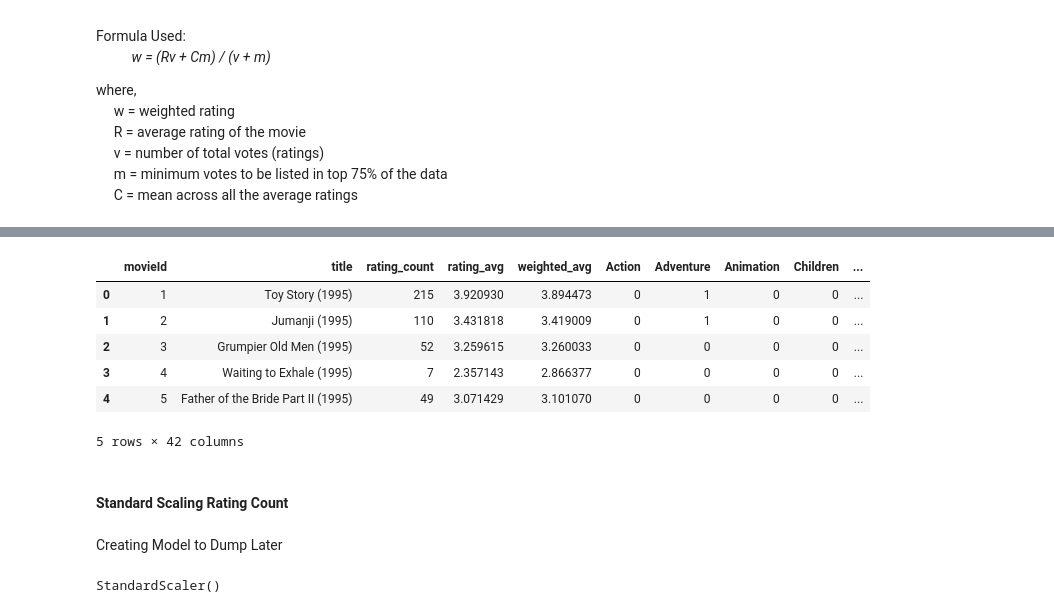
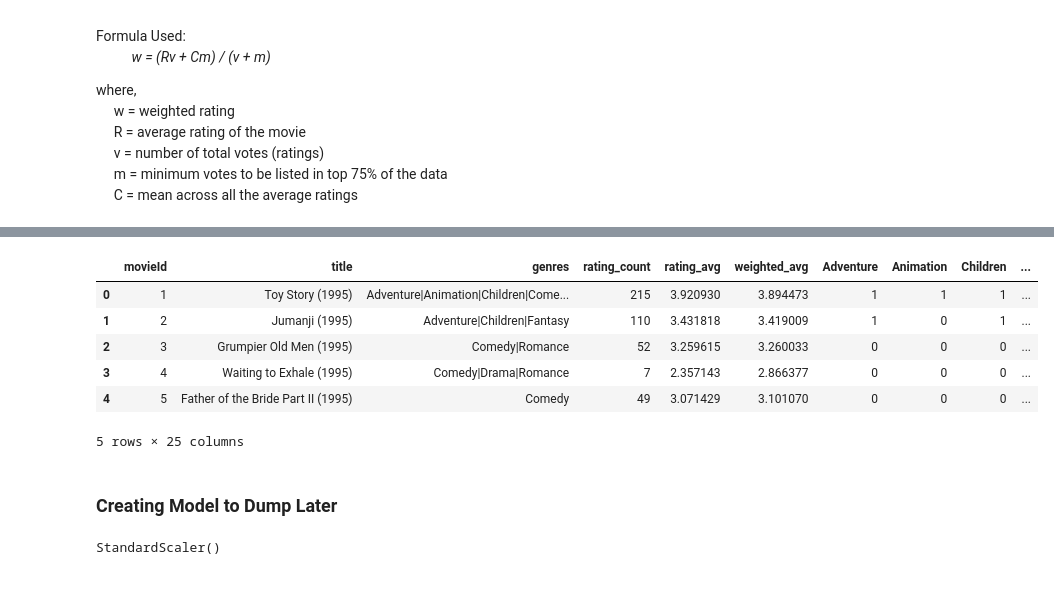
Before and after one commit to notaryanramani/recommendation-system, a Jupyter notebook: Movies_Recommender.ipynb, the cells around one changed output, grey strips where cells are left out. Saved outputs shown, nothing was run; the diff lists cells and outputs as text; code cells hidden in the pictures; blank space fills up the shorter version.

```diff
--- a/Movies_Recommender.ipynb
+++ b/Movies_Recommender.ipynb
@@ -263,4 +143,0 @@ subgenre_dummies.head()
-# %%
-movies = pd.concat([movies, genre_dummies], axis=1)
-movies = pd.concat([movies, subgenre_dummies], axis=1)
-movies.head()
@@ -287,0 +156,8 @@ Index(['movieId', 'title', 'rating_count', 'rating_avg', 'genre', 'subgenre',
+# %%
+unique_genres = []
+for movie in genres:
+    list_genre = movie.split('|')
+    for item in list_genre:
+        if item not in unique_genres:
+            unique_genres.append(item)
+unique_genres
@@ -287,0 +185,3 @@ Index(['movieId', 'title', 'rating_count', 'rating_avg', 'genre', 'subgenre',
+# %%
+for genre in unique_genres:
+    movies[genre] = 0
@@ -287,0 +198,6 @@ Index(['movieId', 'title', 'rating_count', 'rating_avg', 'genre', 'subgenre',
+# %%
+for index, list_genre in enumerate(genres):
+    list_genre_split = list_genre.split('|')
+    for item in list_genre_split:
+        movies.at[index, item] = 1
+movies.head()
@@ -288,18 +212,16 @@ Index(['movieId', 'title', 'rating_count', 'rating_avg', 'genre', 'subgenre',
 # %%
-movies.drop(['genre', 'subgenre'], inplace=True, axis=1)
+movies.drop(['(no genres listed)'], inplace=True, axis=1)
 movies.head()
 # %% [output]
-|  | movieId | title | rating_count | rating_avg | weighted_avg | Action | Adventure | Animation | Children | ... |
-| 0 | 1 | Toy Story (1995) | 215 | 3.920930 | 3.894473 | 0 | 1 | 0 | 0 | ... |
-| 1 | 2 | Jumanji (1995) | 110 | 3.431818 | 3.419009 | 0 | 1 | 0 | 0 | ... |
-| 2 | 3 | Grumpier Old Men (1995) | 52 | 3.259615 | 3.260033 | 0 | 0 | 0 | 0 | ... |
-| 3 | 4 | Waiting to Exhale (1995) | 7 | 2.357143 | 2.866377 | 0 | 0 | 0 | 0 | ... |
-| 4 | 5 | Father of the Bride Part II (1995) | 49 | 3.071429 | 3.101070 | 0 | 0 | 0 | 0 | ... |
+|  | movieId | title | genres | rating_count | rating_avg | weighted_avg | Adventure | Animation | Children | ... |
+| 0 | 1 | Toy Story (1995) | Adventure|Animation|Children|Come... | 215 | 3.920930 | 3.894473 | 1 | 1 | 1 | ... |
+| 1 | 2 | Jumanji (1995) | Adventure|Children|Fantasy | 110 | 3.431818 | 3.419009 | 1 | 0 | 1 | ... |
+| 2 | 3 | Grumpier Old Men (1995) | Comedy|Romance | 52 | 3.259615 | 3.260033 | 0 | 0 | 0 | ... |
+| 3 | 4 | Waiting to Exhale (1995) | Comedy|Drama|Romance | 7 | 2.357143 | 2.866377 | 0 | 0 | 0 | ... |
+| 4 | 5 | Father of the Bride Part II (1995) | Comedy | 49 | 3.071429 | 3.101070 | 0 | 0 | 0 | ... |
-5 rows × 42 columns
+5 rows × 25 columns
-# %% [markdown]
-#### Standard Scaling Rating Count
 # %% [markdown]
-Creating Model to Dump Later
+### Creating Model to Dump Later
 # %%
 from sklearn.preprocessing import StandardScaler
 scaler = StandardScaler()
```
Also changed, not shown: parts of 32 cells of this notebook, 1 other file.
